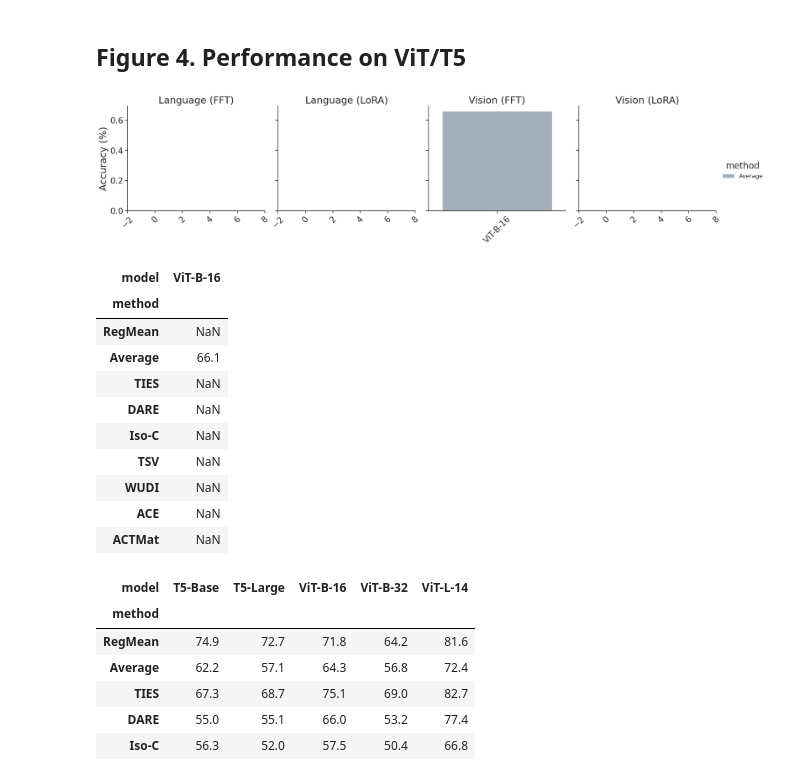
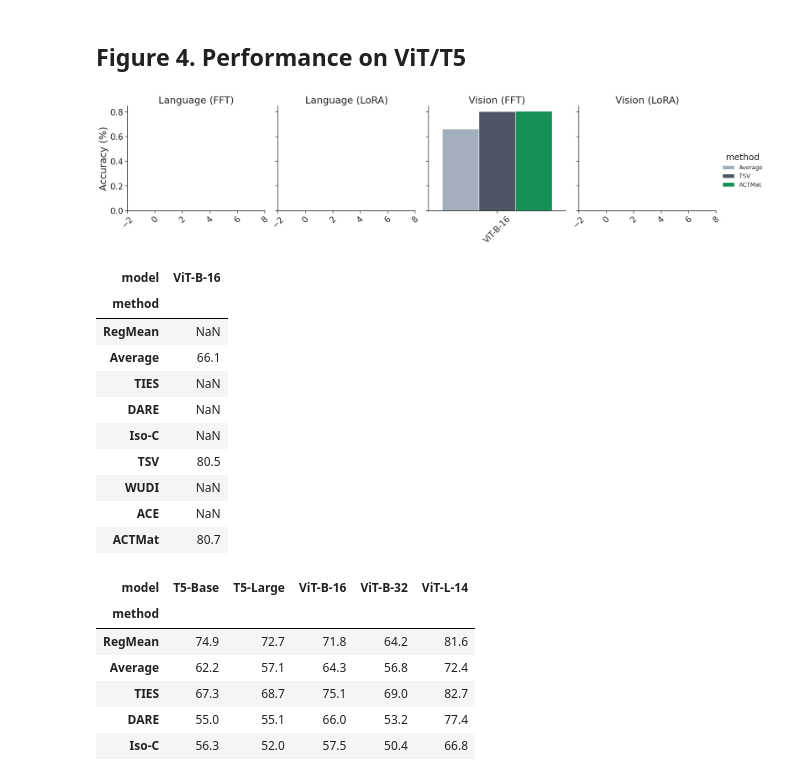
Before and after one commit to marawangamal/actmat, a Jupyter notebook: scripts/analysis.ipynb, the cells around one changed output. Saved outputs shown, nothing was run; the diff lists cells and outputs as text; code cells hidden in the pictures.

Commit message:
Exp: add results

```diff
--- a/scripts/analysis.ipynb
+++ b/scripts/analysis.ipynb
@@ -257,7 +257,8 @@ model_to_group = {
 
 rows = []
 rootdir = "../artifacts/results"
-rootdir = "../artifacts/results-wang20"
+rootdir = "../artifacts/results20"
+# rootdir = "../artifacts/results-wang20"
 for model in models:
     for method in methods:
 
@@ -283,34 +284,34 @@ for model in models:
                         "acc": avg_score,
                     }
                 )
 
 if not rows:
     raise ValueError("No records")
 df = pd.DataFrame(rows)
 df["group"] = (df["model"] + "::" + df["finetuning_mode"]).map(
     lambda x: model_to_group[x]
 )
 df["model"] = df["model"].map(lambda x: model_to_model.get(x, "red"))
 df["method"] = df["method"].map(lambda x: method_to_method.get(x, x))
 # display(df)
 g = sns.catplot(
     data=df,
     x="model",
     hue="method",
     y="acc",
     col="group",
     col_order=["Language (FFT)", "Language (LoRA)", "Vision (FFT)", "Vision (LoRA)"],
     kind="bar",
     palette=method_to_color,
     sharex=False,
 )
 # Formatting.
 g.set_axis_labels("", "Accuracy (%)")
 g.set_xticklabels(rotation=45)
 g.set_titles("{col_name}", fontsize=BASE_FONTSIZE)
 apply_hatches(g, method_to_hatch)
 # %% [output]
-[figure, old version]
+[figure, new version]
 # %%
 # Display all methods
 # filter (fft only)
@@ -340,10 +341,10 @@ dfp
 | TIES | NaN |
 | DARE | NaN |
 | Iso-C | NaN |
-| TSV | NaN |
+| TSV | 80.5 |
 | WUDI | NaN |
 | ACE | NaN |
-| ACTMat | NaN |
+| ACTMat | 80.7 |
 # %%
 # Display all methods
 # filter (lora only)
```
Also changed, not shown: 14 other files.
